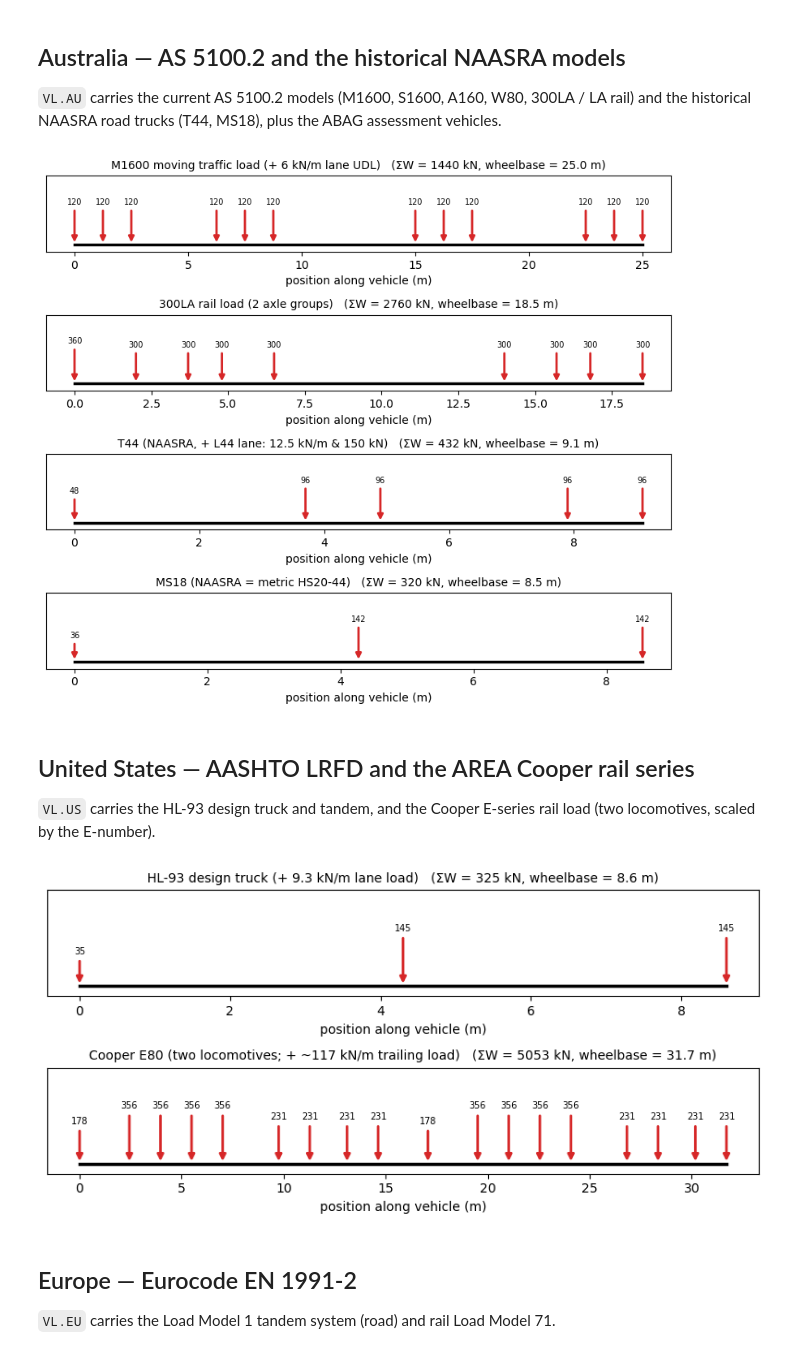
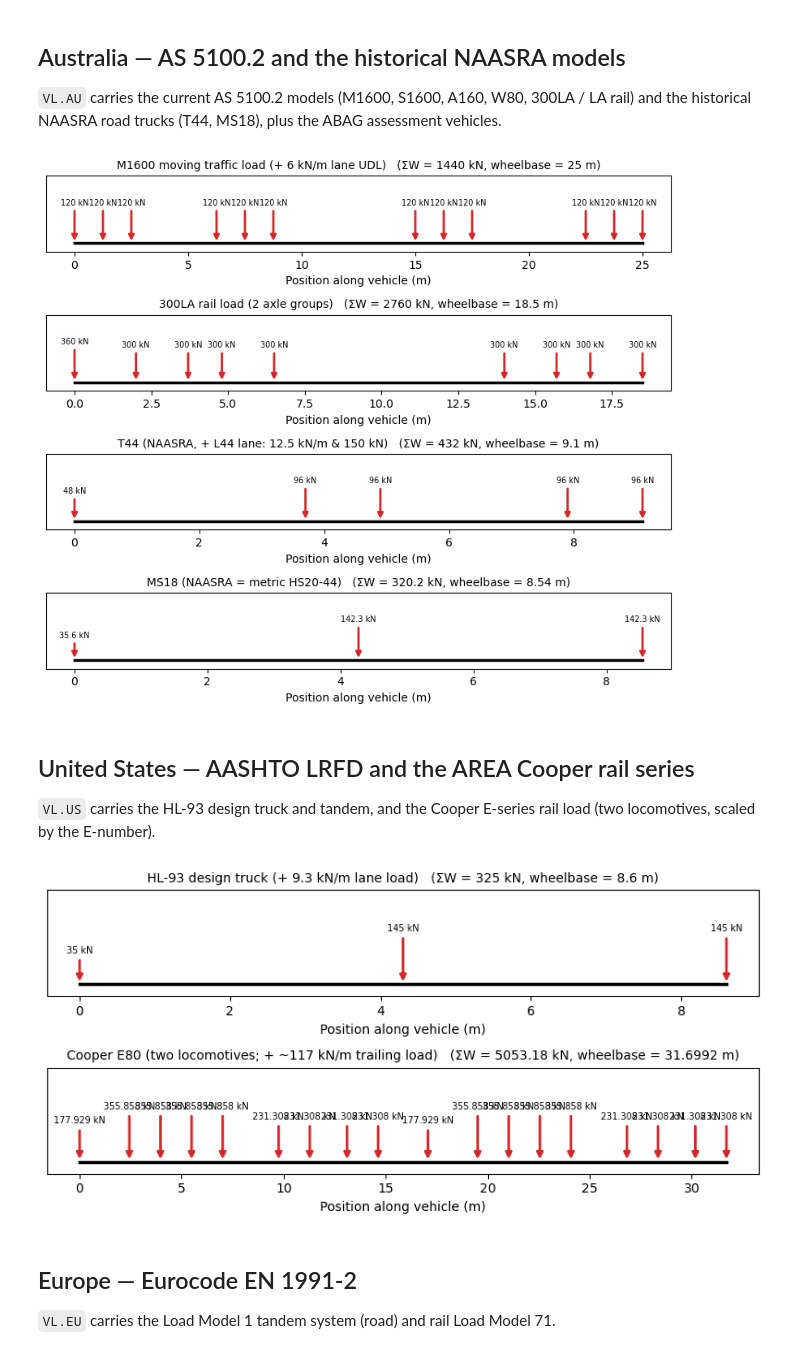
Before and after one commit to ccaprani/pycba, a Jupyter notebook: docs/source/notebooks/vehicle_library.ipynb, the cells around one changed output. Saved outputs shown, nothing was run; the diff lists cells and outputs as text; code cells hidden in the pictures.

```diff
--- a/docs/source/notebooks/vehicle_library.ipynb
+++ b/docs/source/notebooks/vehicle_library.ipynb
@@ -42,24 +25,24 @@ def show_vehicle(veh, title, ax=None):
 `VL.AU` carries the current AS 5100.2 models (M1600, S1600, A160, W80, 300LA / LA rail) and the historical NAASRA road trucks (T44, MS18), plus the ABAG assessment vehicles.
 # %%
 fig, axs = plt.subplots(4, 1, figsize=(8, 7))
-show_vehicle(VL.AU.get_m1600(6.25), "M1600 moving traffic load (+ 6 kN/m lane UDL)", axs[0])
-show_vehicle(VL.AU.get_300la(axle_group_count=2), "300LA rail load (2 axle groups)", axs[1])
-show_vehicle(VL.AU.get_t44(), "T44 (NAASRA, + L44 lane: 12.5 kN/m & 150 kN)", axs[2])
-show_vehicle(VL.AU.get_ms18(), "MS18 (NAASRA = metric HS20-44)", axs[3])
+cba.plot_vehicle(VL.AU.get_m1600(6.25), ax=axs[0], title="M1600 moving traffic load (+ 6 kN/m lane UDL)")
+cba.plot_vehicle(VL.AU.get_300la(axle_group_count=2), ax=axs[1], title="300LA rail load (2 axle groups)")
+cba.plot_vehicle(VL.AU.get_t44(), ax=axs[2], title="T44 (NAASRA, + L44 lane: 12.5 kN/m & 150 kN)")
+cba.plot_vehicle(VL.AU.get_ms18(), ax=axs[3], title="MS18 (NAASRA = metric HS20-44)")
 fig.tight_layout()
 # %% [output]
-[figure, old version]
+[figure, new version]
 # %% [markdown]
 ## United States — AASHTO LRFD and the AREA Cooper rail series
 
 `VL.US` carries the HL-93 design truck and tandem, and the Cooper E-series rail load (two locomotives, scaled by the E-number).
 # %%
 fig, axs = plt.subplots(2, 1, figsize=(8, 4))
-show_vehicle(VL.US.get_hl93_truck(), "HL-93 design truck (+ 9.3 kN/m lane load)", axs[0])
-show_vehicle(VL.US.get_cooper(80), "Cooper E80 (two locomotives; + ~117 kN/m trailing load)", axs[1])
+cba.plot_vehicle(VL.US.get_hl93_truck(), ax=axs[0], title="HL-93 design truck (+ 9.3 kN/m lane load)")
+cba.plot_vehicle(VL.US.get_cooper(80), ax=axs[1], title="Cooper E80 (two locomotives; + ~117 kN/m trailing load)")
 fig.tight_layout()
 # %% [output]
-[figure, old version]
+[figure, new version]
 # %% [markdown]
 ## Europe — Eurocode EN 1991-2
 
```
Also changed, not shown: parts of 4 cells of this notebook, 8 other files.
